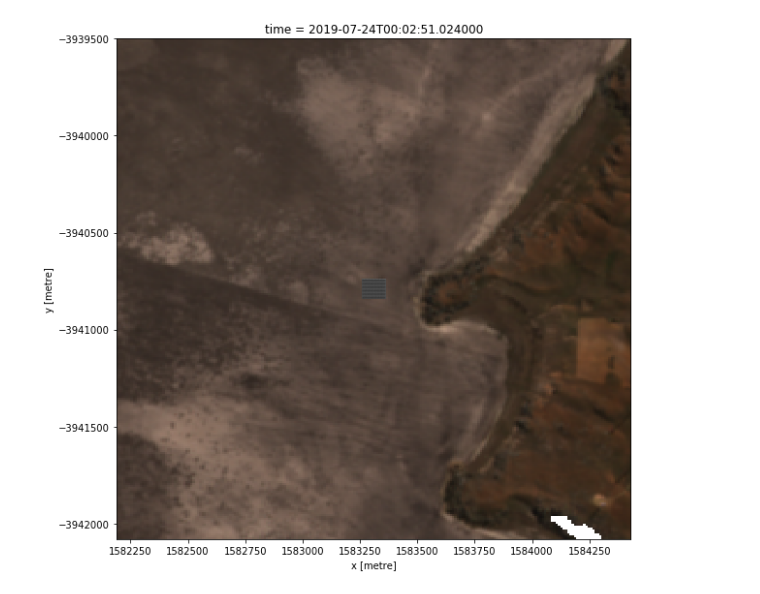
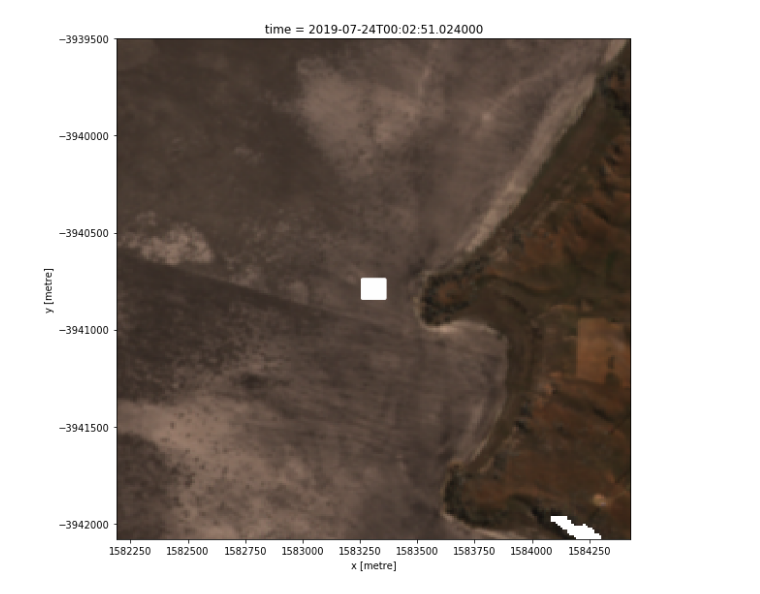
Before and after one commit to GeoscienceAustralia/DEA-CalVal-Phase1, a Jupyter notebook: Site-Pipelines/Drone_FootPrints.ipynb, the cells around one changed output. Cells and saved outputs as stored; diff of their text form; code cells hidden in the pictures.

```diff
--- a/Site-Pipelines/Drone_FootPrints.ipynb
+++ b/Site-Pipelines/Drone_FootPrints.ipynb
@@ -18,7 +18,7 @@ SiteY = 100 # metres
 DroneSpeed = 4      # m/s
 TurnAroundTime = 2  # seconds
 FoV = 7             # degrees
-Height = 30         # metres
+Height = 80         # metres
 
 if Platform == 'Landsat8':
     PixelSize = 25.0 # metres
@@ -63,7 +63,7 @@ SiteY_deg = SiteY / (2*111319.9)
 SiteX_deg = SiteX / (2*111319.9*math.cos(math.radians(Latitude)))
 
 query = {
-         'time': (datetime.datetime.now() - datetime.timedelta(days=50), datetime.datetime.now()),
+         'time': (datetime.datetime.now() - datetime.timedelta(days=70), datetime.datetime.now()- datetime.timedelta(days=50)),
          'lat': (Latitude - SiteY_deg - met_latdeg, Latitude + SiteY_deg + met_latdeg),
          'lon': (Longitude - SiteX_deg - met_londeg, Longitude + SiteX_deg + met_latdeg),
          'output_crs': 'EPSG:3577',
@@ -97,8 +94,10 @@ rgb.plot.imshow(x=data.crs.dimensions[1], y=data.crs.dimensions[0])
 
 for i in np.arange(OzAlbLat - (SiteY/2), OzAlbLat + (SiteY/2), FootPrint/2):
     for j in np.arange(OzAlbLon - (SiteX/2), OzAlbLon + (SiteX/2), FootPrint/2):
-        circle2 = plt.Circle((j, i), FootPrint/2, color='k', linewidth=0.5, fill=None)
-        circle1 = plt.Circle((j, i), FootPrint/2, color='w', linewidth=0.2, fill=None)
-        axes.add_artist(circle2)
+        #circle2 = plt.Circle((j, i), FootPrint/2, color='k', linewidth=0.5, fill=None)
+        circle1 = plt.Circle((j, i), FootPrint/2, color='w', linewidth=1, fill=None)
+        #axes.add_artist(circle2)
         axes.add_artist(circle1)
+
+plt.savefig('inset.png')
 # %% [output]
@@ -106,6 +105,6 @@ for i in np.arange(OzAlbLat - (SiteY/2), OzAlbLat + (SiteY/2), FootPrint/2):
 # %%
 bigquery = {
-         'time': (datetime.datetime.now() - datetime.timedelta(days=50), datetime.datetime.now()),
+         'time': (datetime.datetime.now() - datetime.timedelta(days=70), datetime.datetime.now() - datetime.timedelta(days=50)),
          'lat': (Latitude - SiteY_deg - met_latdeg -0.01, Latitude + SiteY_deg + met_latdeg+0.01),
          'lon': (Longitude - SiteX_deg - met_londeg-0.01, Longitude + SiteX_deg + met_latdeg+0.01),
          'output_crs': 'EPSG:3577',
@@ -127,19 +123,20 @@ bigsat_array = bigsat_array.sel(time=datetime.datetime.now(), method='nearest')
 # %%
 bigdata = mask_invalid_data(bigsat_array)
 
 bigrgb = bigdata.to_array(dim='color')
 bigrgb = bigrgb.transpose(*(bigrgb.dims[1:]+bigrgb.dims[:1]))  # make 'color' the last dimension
 bigrgb = bigrgb.where((bigrgb <= fake_saturation).all(dim='color'))  # mask out pixels where any band is 'saturated'
 bigrgb /= fake_saturation  # scale to [0, 1] range for imshow
 
 fig, axes = plt.subplots(nrows=1, ncols=1, figsize=(9.5, 9.5))
 bigrgb.plot.imshow(x=bigdata.crs.dimensions[1], y=bigdata.crs.dimensions[0])
 
 for i in np.arange(OzAlbLat - (SiteY/2), OzAlbLat + (SiteY/2), FootPrint/2):
     for j in np.arange(OzAlbLon - (SiteX/2), OzAlbLon + (SiteX/2), FootPrint/2):
-        circle2 = plt.Circle((j, i), FootPrint/2, color='k', linewidth=0.5, fill=None)
-        circle1 = plt.Circle((j, i), FootPrint/2, color='w', linewidth=0.2, fill=None)
-        axes.add_artist(circle2)
+        #circle2 = plt.Circle((j, i), FootPrint/2, color='k', linewidth=0.5, fill=None)
+        circle1 = plt.Circle((j, i), FootPrint/2, color='w', linewidth=1, fill=None)
+        #axes.add_artist(circle2)
         axes.add_artist(circle1)
+plt.savefig('outset.png')
 # %% [output]
-[figure, old version]
+[figure, new version]
```
Also changed, not shown: parts of 4 cells of this notebook.
